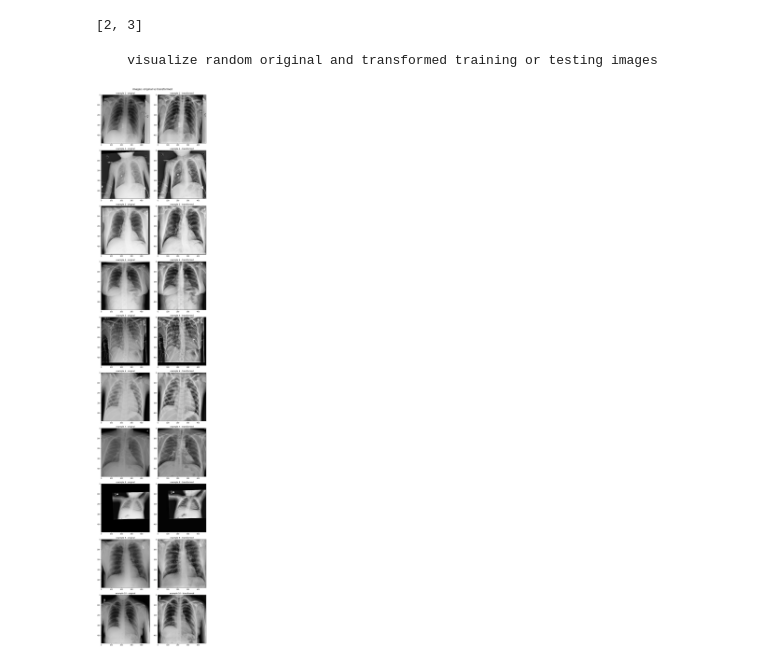
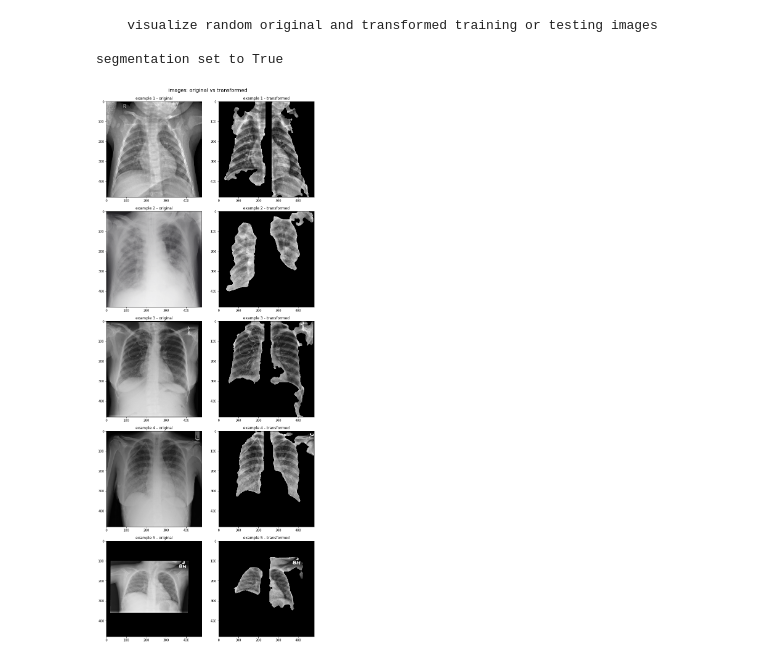
Before and after one commit to hzhaoc/cnn-COVID-CXR, a Jupyter notebook: 160 Plot Transform.ipynb, the cells around one changed output. Saved outputs shown, nothing was run; the diff lists cells and outputs as text; code cells hidden in the pictures.

```diff
--- a/160 Plot Transform.ipynb
+++ b/160 Plot Transform.ipynb
@@ -1,20 +1,17 @@
-# %%
-l = [1,2,3]
-l.pop(0)
-l
-# %% [output]
-[2, 3]
 # %%
 %matplotlib inline
 from src.plot_transform import *
 
 
 plot = plot_example_transforms
 print(plot.__doc__)
 plot(example_num=params['visual']['transform']['example_num'],
      save_path=params['visual']['transform']['save_path'],
      size=params['visual']['transform']['img_size_inch'],
+     use_seg=params['etl']['use_segmentation']
 )
 # %% [output]
     visualize random original and transformed training or testing images
+
+segmentation set to True
-[figure, old version]
+[figure, new version]
```
Also changed, not shown: 21 other files.
